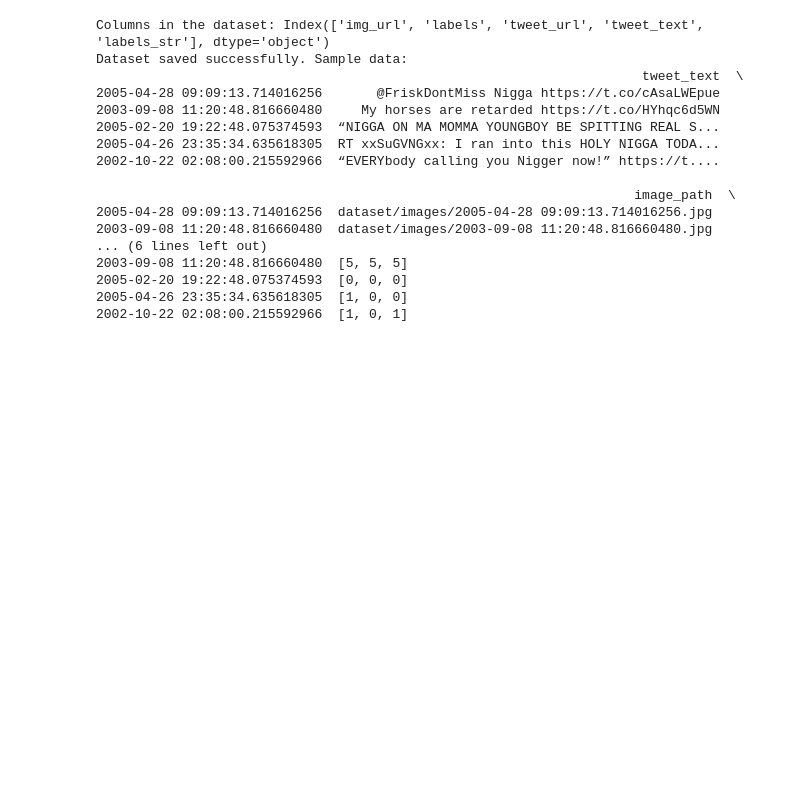
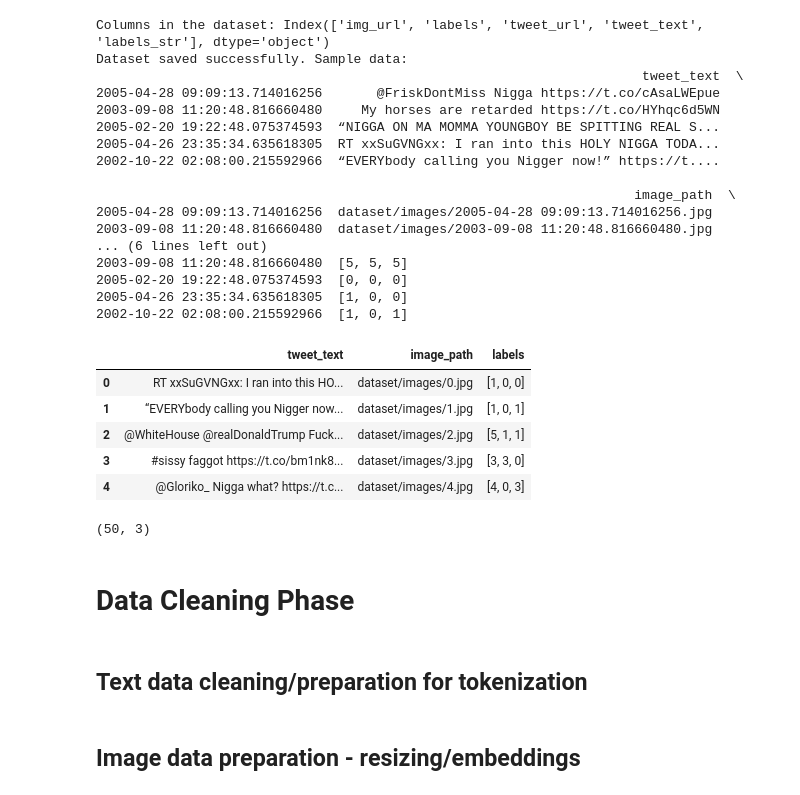
Before and after one commit to abhiverse01/hatespeech-multimodal-detection, a Jupyter notebook: notebooks/multimodal_hatespeech_dataprocessing.ipynb, the cells around one changed output. Saved outputs shown, nothing was run; the diff lists cells and outputs as text; code cells hidden in the pictures; blank space fills up the shorter version.

Commit message:
data cleaning

```diff
--- a/notebooks/multimodal_hatespeech_dataprocessing.ipynb
+++ b/notebooks/multimodal_hatespeech_dataprocessing.ipynb
@@ -370,3 +370,21 @@ Dataset saved successfully. Sample data:
 2005-02-20 19:22:48.075374593  [0, 0, 0]
 2005-04-26 23:35:34.635618305  [1, 0, 0]
 2002-10-22 02:08:00.215592966  [1, 0, 1]
+# %%
+clean_data = pd.read_csv("dataset/dataset.csv")
+clean_data.head()
+# %% [output]
+|  | tweet_text | image_path | labels |
+| 0 | RT xxSuGVNGxx: I ran into this HO... | dataset/images/0.jpg | [1, 0, 0] |
+| 1 | “EVERYbody calling you Nigger now... | dataset/images/1.jpg | [1, 0, 1] |
+| 2 | @WhiteHouse @realDonaldTrump Fuck... | dataset/images/2.jpg | [5, 1, 1] |
+| 3 | #sissy faggot https://t.co/bm1nk8... | dataset/images/3.jpg | [3, 3, 0] |
+| 4 | @Gloriko_ Nigga what? https://t.c... | dataset/images/4.jpg | [4, 0, 3] |
+# %%
+clean_data.shape
+# %% [output]
+(50, 3)
+# %% [markdown]
+# Data Cleaning Phase
+# %% [markdown]
+## Text data cleaning/preparation for tokenization
@@ -372,0 +422,2 @@ Dataset saved successfully. Sample data:
+# %% [markdown]
+## Image data preparation - resizing/embeddings
```
Also changed, not shown: parts of 1 cell of this notebook.
